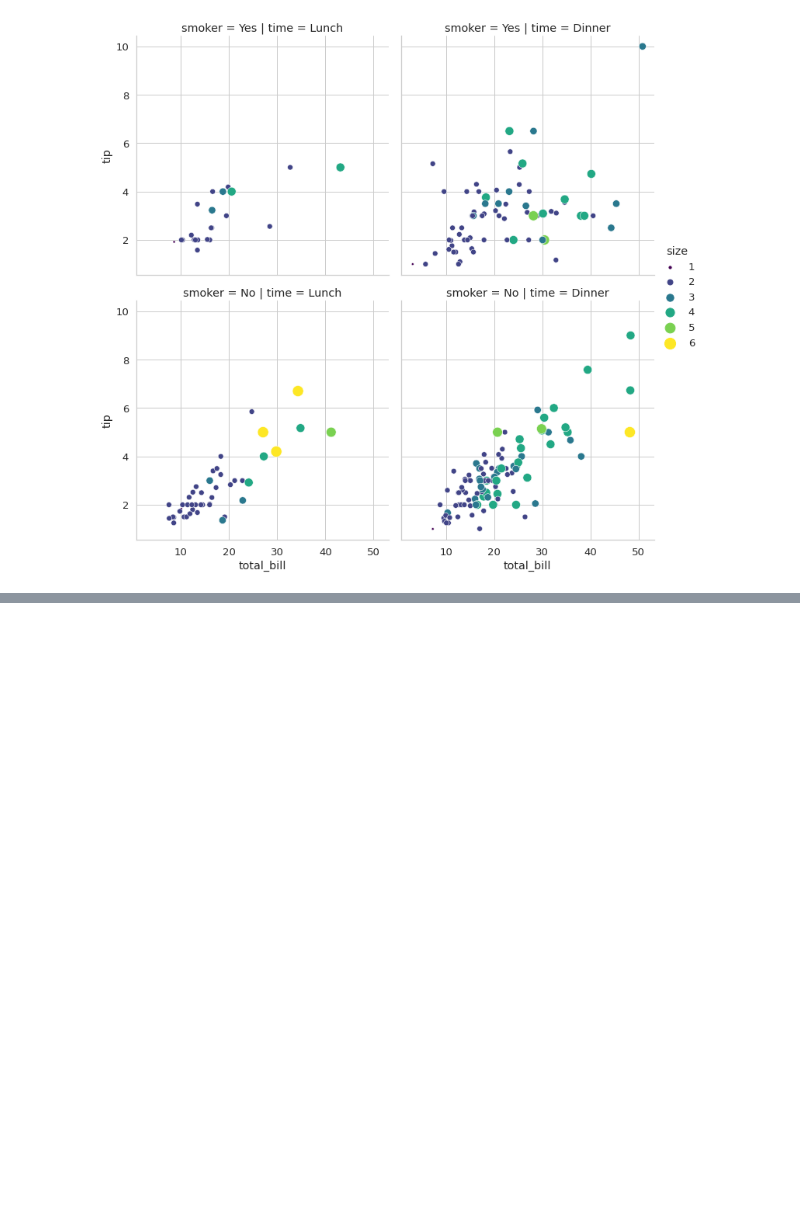
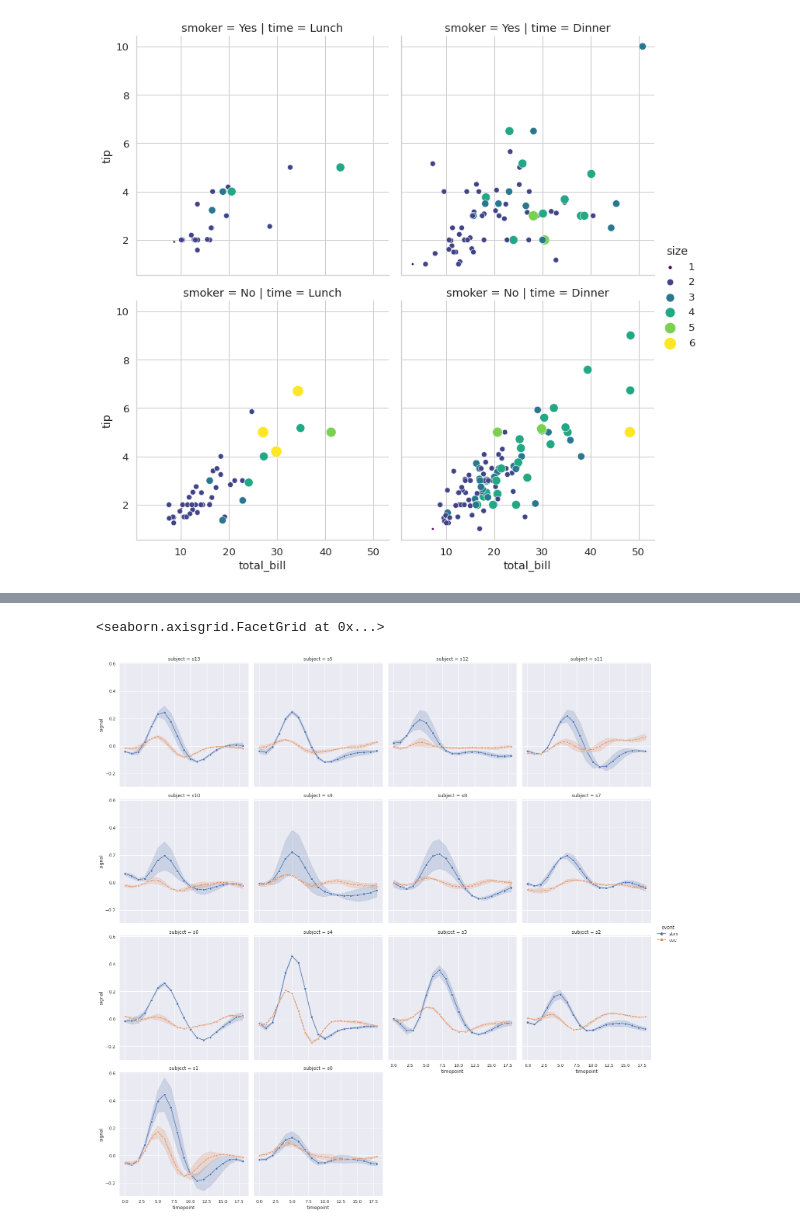
Before and after one commit to JSzczpin/Kurs, a Jupyter notebook: Dane.ipynb, the cells around one changed output, grey strips where cells are left out. Saved outputs shown, nothing was run; the diff lists cells and outputs as text; code cells hidden in the pictures; blank space fills up the shorter version.

```diff
--- a/Dane.ipynb
+++ b/Dane.ipynb
@@ -68,0 +95,5 @@ sns.relplot(data = df,x='total_bill',y='tip',hue='size',size='size',sizes=(10,20
+# %%
+sns.relplot(data=df, x='timepoint',y='signal',kind='line',hue='event',style='event',markers=True,col='subject',col_wrap=4)
+# %% [output]
+<seaborn.axisgrid.FacetGrid at 0x...>
+[figure, added]
```
Also changed, not shown: parts of 16 cells of this notebook.
